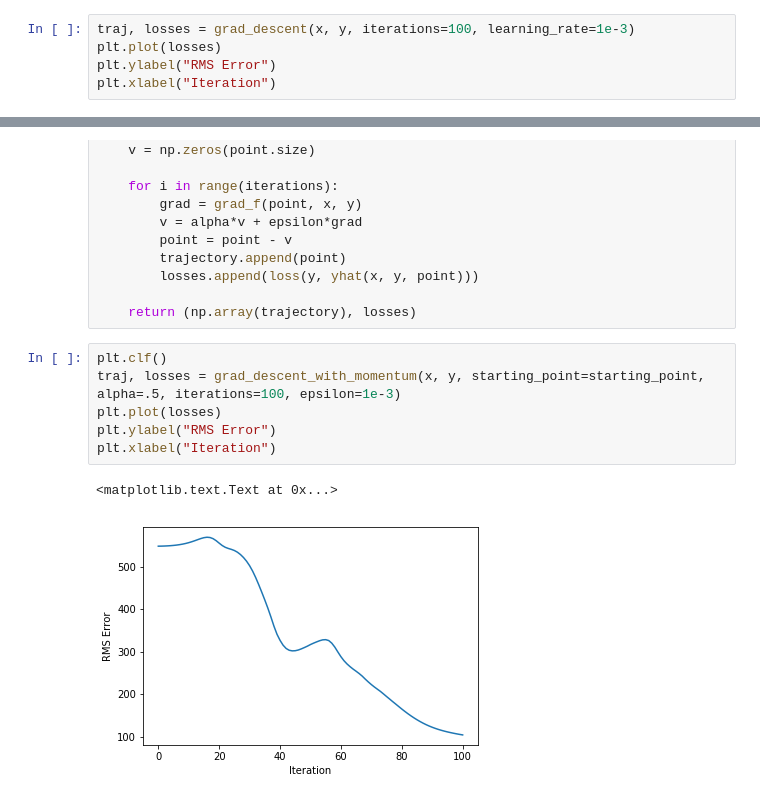
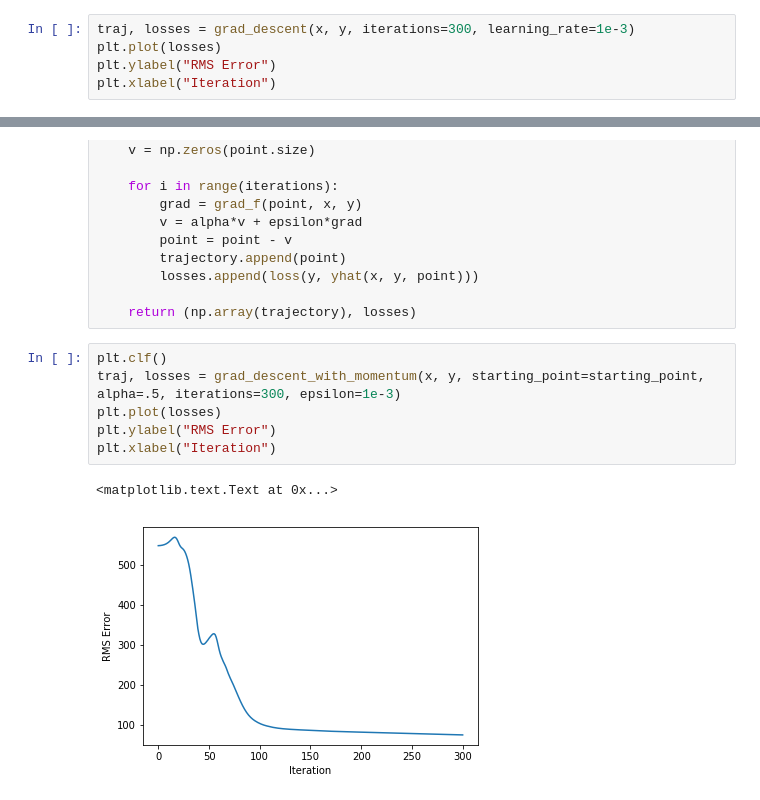
Before and after one commit to s2t2/ANLY-590-Deep-Learning, a Jupyter notebook: hw1/hw1-p3-backprop.ipynb, the cells around one changed output, grey strips where cells are left out. Drawn from its saved outputs; the diff is of its cells as text.

```diff
--- a/hw1/hw1-p3-backprop.ipynb
+++ b/hw1/hw1-p3-backprop.ipynb
@@ -144,7 +144,7 @@ def grad_descent(x, y,  iterations=10, learning_rate=1e-2):
         losses.append(loss(y, yhat(x, y, point)))
     return (np.array(trajectory), losses)
 # %%
-traj, losses = grad_descent(x, y, iterations=100, learning_rate=1e-3)
+traj, losses = grad_descent(x, y, iterations=300, learning_rate=1e-3)
 plt.plot(losses)
 plt.ylabel("RMS Error")
 plt.xlabel("Iteration")
@@ -170,10 +170,10 @@ def grad_descent_with_momentum(x, y, starting_point=None, iterations=10, alpha=.
     return (np.array(trajectory), losses)
 # %%
 plt.clf()
-traj, losses = grad_descent_with_momentum(x, y, starting_point=starting_point, alpha=.5, iterations=100, epsilon=1e-3)
+traj, losses = grad_descent_with_momentum(x, y, starting_point=starting_point, alpha=.5, iterations=300, epsilon=1e-3)
 plt.plot(losses)
 plt.ylabel("RMS Error")
 plt.xlabel("Iteration")
 # %% [output]
 <matplotlib.text.Text at 0x...>
-[figure, old version]
+[figure, new version]
```
Also changed, not shown: parts of 2 cells of this notebook, 2 other files.
